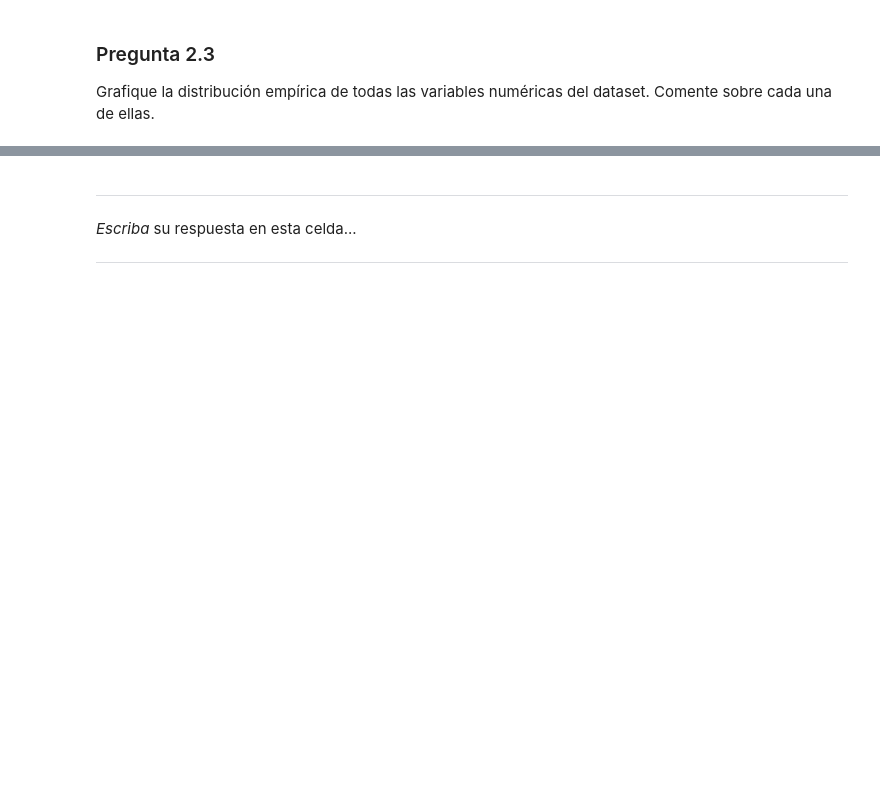
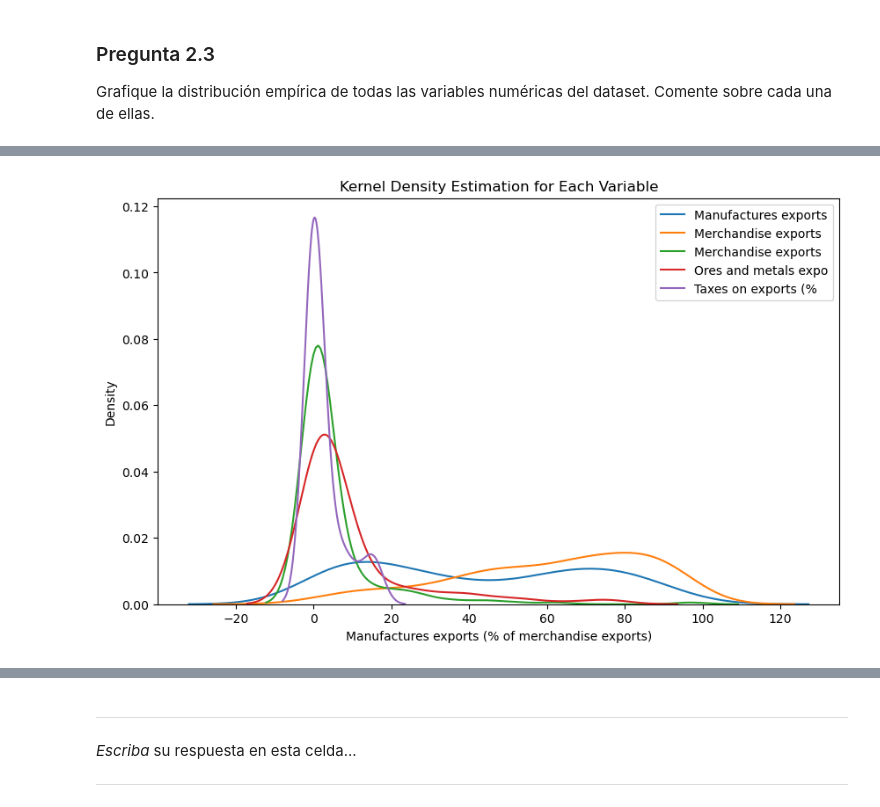
Before and after one commit to raul12101/Tarea-2-Machine-Learning-, a Jupyter notebook: Tarea_2-2-p2.ipynb, the cells around one changed output, grey strips where cells are left out. Cells and saved outputs as stored; diff of their text form; code cells hidden in the pictures; blank space fills up the shorter version.

```diff
--- a/Tarea_2-2-p2.ipynb
+++ b/Tarea_2-2-p2.ipynb
@@ -302,0 +357,10 @@ Grafique la distribución empírica de todas las variables numéricas del datase
+# %%
+plt.figure(figsize=(10, 6))
+for column in columnas[10:15]:
+    sns.kdeplot(df[column].dropna(), label=f'{column[:20]}')
+
+plt.legend()
+plt.title("Kernel Density Estimation for Each Variable")
+plt.show()
+# %% [output]
+[figure, added]
```
Also changed, not shown: parts of 18 cells of this notebook, 1 other file.
